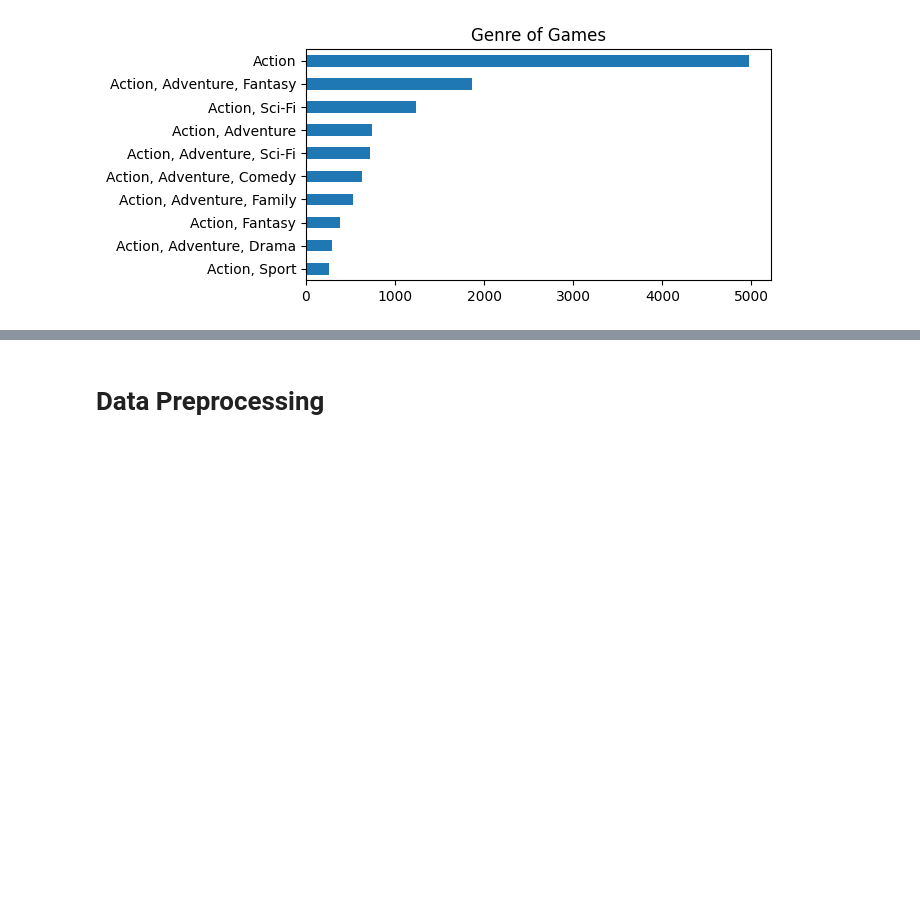
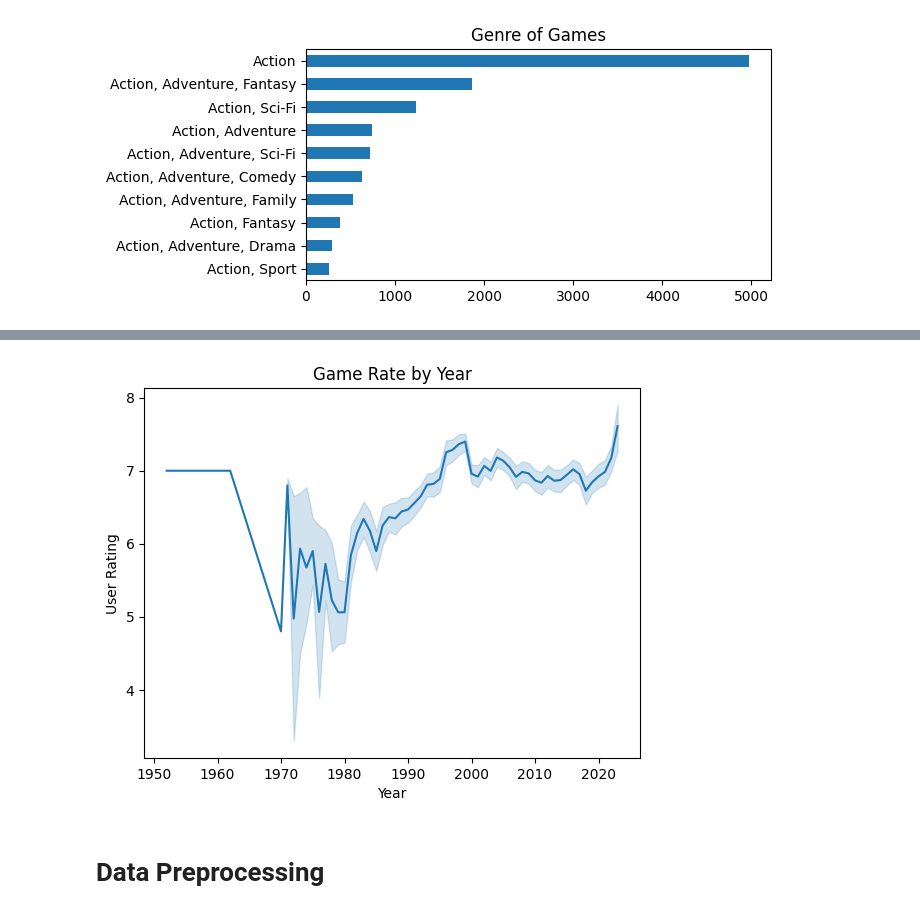
Before and after one commit to rezaafaisal/game-recommendation, a Jupyter notebook: IMDb_Games_Recommender.ipynb, the cells around one changed output, grey strips where cells are left out. Drawn from its saved outputs; the diff is of its cells as text; code cells hidden in the pictures; blank space fills up the shorter version.

```diff
--- a/IMDb_Games_Recommender.ipynb
+++ b/IMDb_Games_Recommender.ipynb
@@ -134,3 +143,9 @@ Action, Sport                   260    1.77088
+# %%
+sns.lineplot(data=games_df, x='Year', y='User Rating')
+plt.title('Game Rate by Year')
+plt.show()
+# %% [output]
+[figure, added]
 # %% [markdown]
 # Data Preprocessing
 # %%
```
Also changed, not shown: parts of 9 cells of this notebook, 6 other files.
